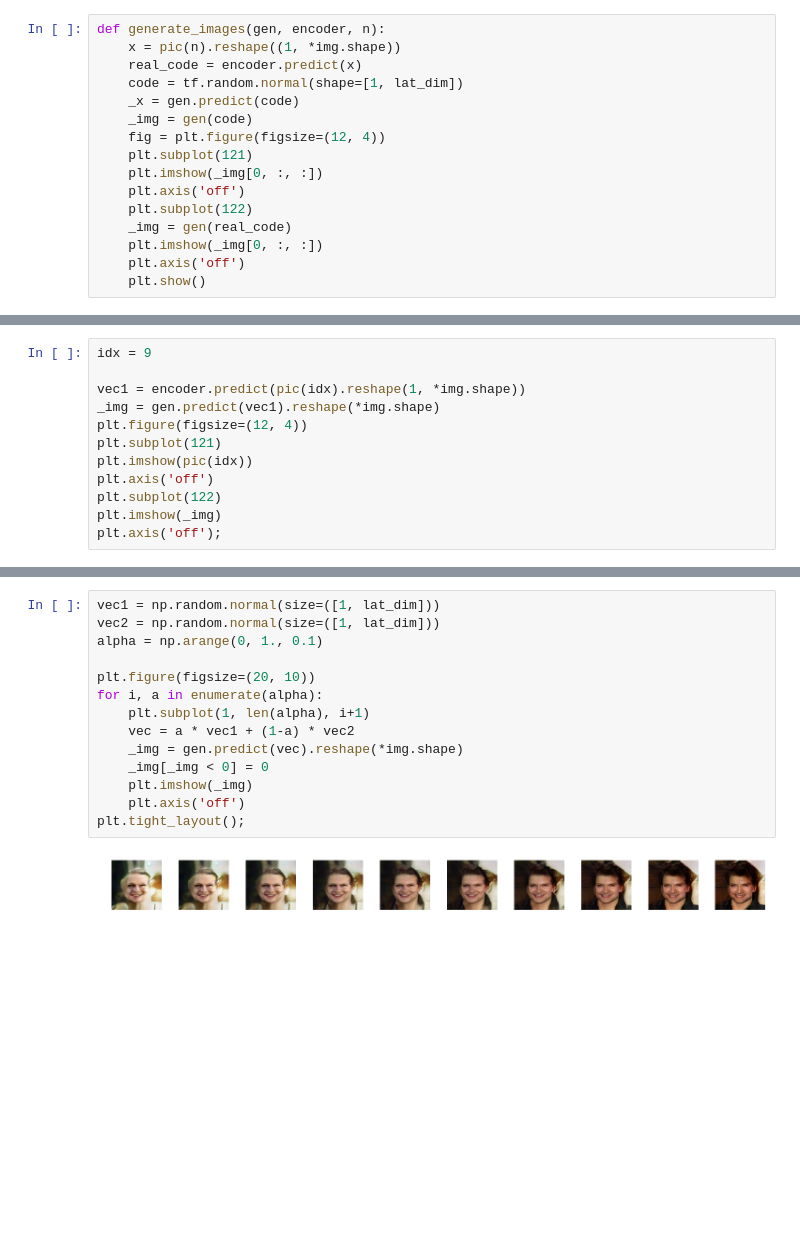
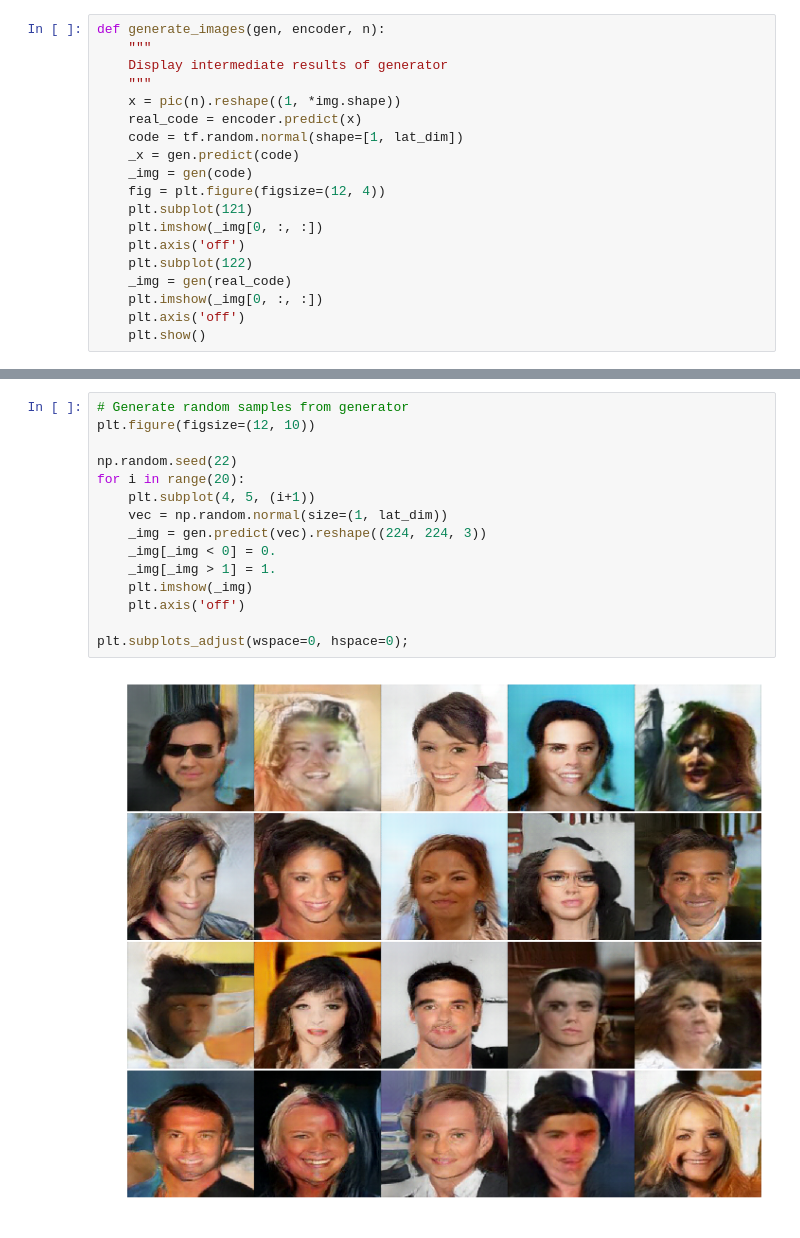
Before and after one commit to einstalek/variational-gan, a Jupyter notebook: critic-gan.ipynb, the cells around one changed output, grey strips where cells are left out. Saved outputs shown, nothing was run; the diff lists cells and outputs as text; blank space fills up the shorter version.

```diff
--- a/critic-gan.ipynb
+++ b/critic-gan.ipynb
@@ -356,5 +531,8 @@ def train_step(real_images, distored_images):
 # %%
 def generate_images(gen, encoder, n):
+    """
+    Display intermediate results of generator
+    """
     x = pic(n).reshape((1, *img.shape))
     real_code = encoder.predict(x)
     code = tf.random.normal(shape=[1, lat_dim])
@@ -393,12 +563,0 @@ W0413 19:20:36.984542 140178178266944 image.py:656] Clipping input data to the v
-# %%
-idx = 9
-
-vec1 = encoder.predict(pic(idx).reshape(1, *img.shape))
-_img = gen.predict(vec1).reshape(*img.shape)
-plt.figure(figsize=(12, 4))
-plt.subplot(121)
-plt.imshow(pic(idx))
-plt.axis('off')
-plt.subplot(122)
-plt.imshow(_img)
-plt.axis('off');
@@ -408,19 +564,20 @@ W0413 19:21:36.182567 140178178266944 image.py:656] Clipping input data to the v
-# %%
-vec1 = np.random.normal(size=([1, lat_dim]))
-vec2 = np.random.normal(size=([1, lat_dim]))
-alpha = np.arange(0, 1., 0.1)
-
-plt.figure(figsize=(20, 10))
-for i, a in enumerate(alpha):
-    plt.subplot(1, len(alpha), i+1)
-    vec = a * vec1 + (1-a) * vec2
-    _img = gen.predict(vec).reshape(*img.shape)
-    _img[_img < 0] = 0
-    plt.imshow(_img)
-    plt.axis('off')
-plt.tight_layout();
-# %% [output]
-[figure, removed]
+# %%
+# Generate random samples from generator
+plt.figure(figsize=(12, 10))
+
+np.random.seed(22)
+for i in range(20):
+    plt.subplot(4, 5, (i+1))
+    vec = np.random.normal(size=(1, lat_dim))
+    _img = gen.predict(vec).reshape((224, 224, 3))
+    _img[_img < 0] = 0.
+    _img[_img > 1] = 1.
+    plt.imshow(_img)
+    plt.axis('off')
+
+plt.subplots_adjust(wspace=0, hspace=0);
+# %% [output]
+[figure, added]
 # %%
 gen.save("gen.hdf5")
 discr.save("discr.hdf5")
```
Also changed, not shown: parts of 29 cells of this notebook, 2 other files.
